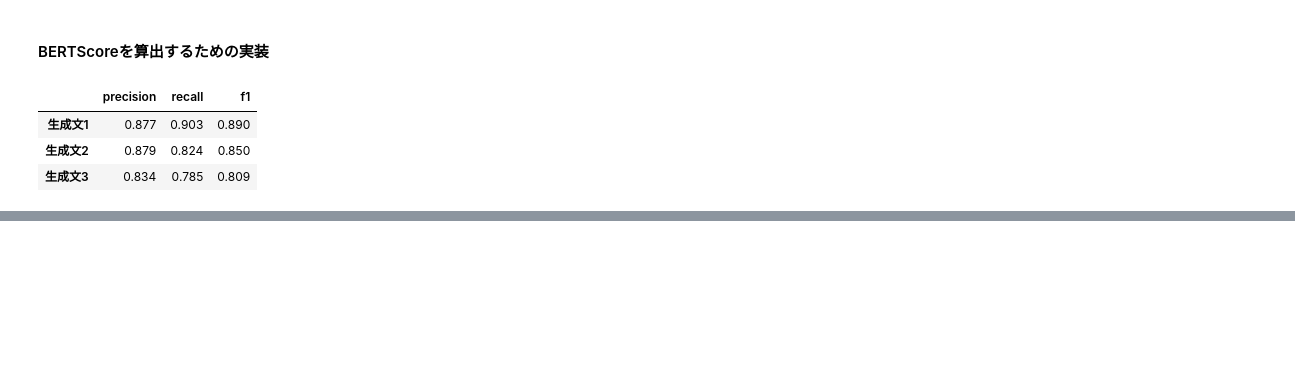
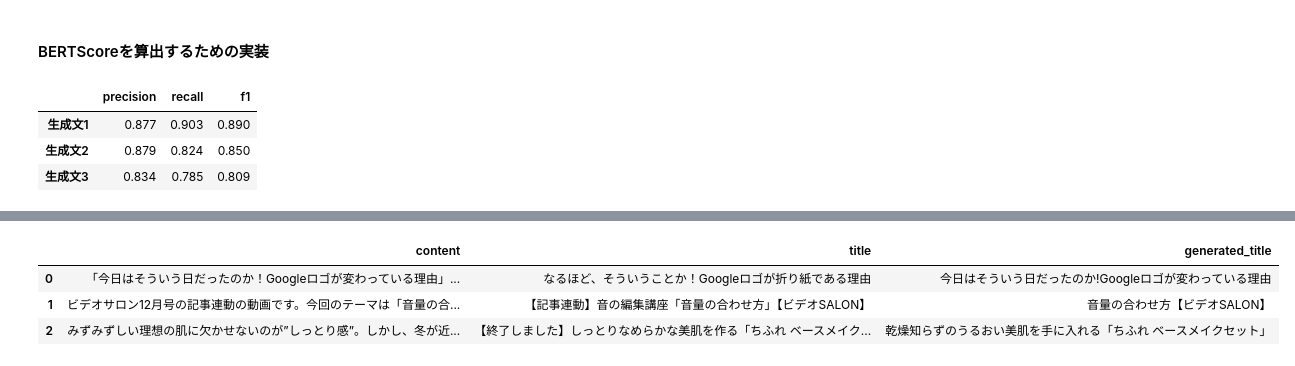
Before and after one commit to SY-256/llm-book, a Jupyter notebook: notebook/chapter7.ipynb, the cells around one changed output, grey strips where cells are left out. Saved outputs shown, nothing was run; the diff lists cells and outputs as text; code cells hidden in the pictures; blank space fills up the shorter version.

```diff
--- a/notebook/chapter7.ipynb
+++ b/notebook/chapter7.ipynb
@@ -338,0 +585,12 @@ display(pd.concat(df_list, keys=bertscore_results.keys(), axis=1).T)
+# %%
+# DataFrameのセル内の最大出力文字数を指定する
+pd.options.display.max_colwidth = 600
+# 記事、見出し、生成した見出しを表示する
+display(
+    pd.DataFrame(results)[:3][["content", "title", "generated_title"]]
+)
+# %% [output]
+|  | content | title | generated_title |
+| 0 | 「今日はそういう日だったのか！Googleロゴが変わっている理由」... | なるほど、そういうことか！Googleロゴが折り紙である理由 | 今日はそういう日だったのか!Googleロゴが変わっている理由 |
+| 1 | ビデオサロン12月号の記事連動の動画です。今回のテーマは「音量の合... | 【記事連動】音の編集講座「音量の合わせ方」【ビデオSALON】 | 音量の合わせ方【ビデオSALON】 |
+| 2 | みずみずしい理想の肌に欠かせないのが”しっとり感”。しかし、冬が近... | 【終了しました】しっとりなめらかな美肌を作る「ちふれ ベースメイク... | 乾燥知らずのうるおい美肌を手に入れる「ちふれ ベースメイクセット」 |
```
Also changed, not shown: parts of 20 cells of this notebook.
